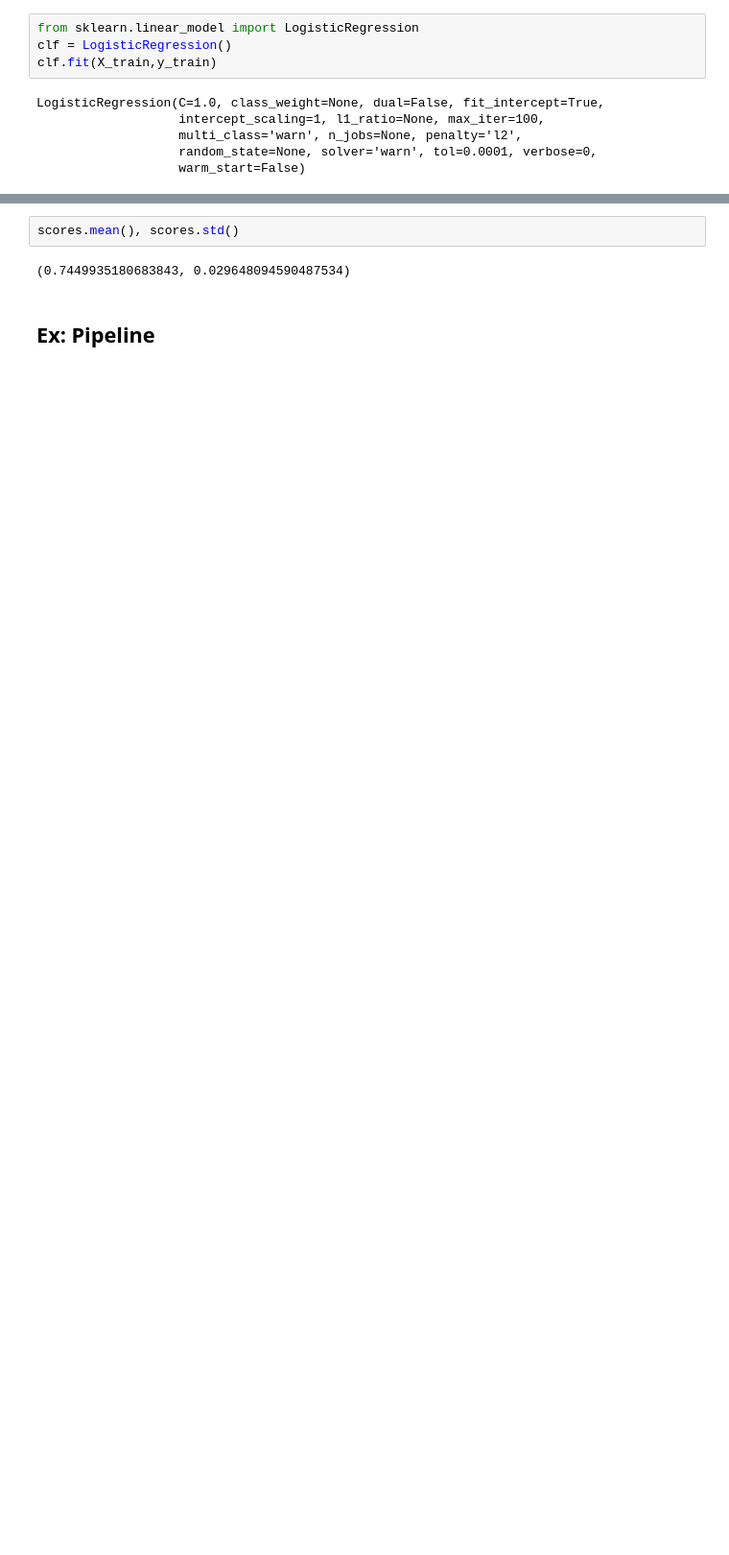
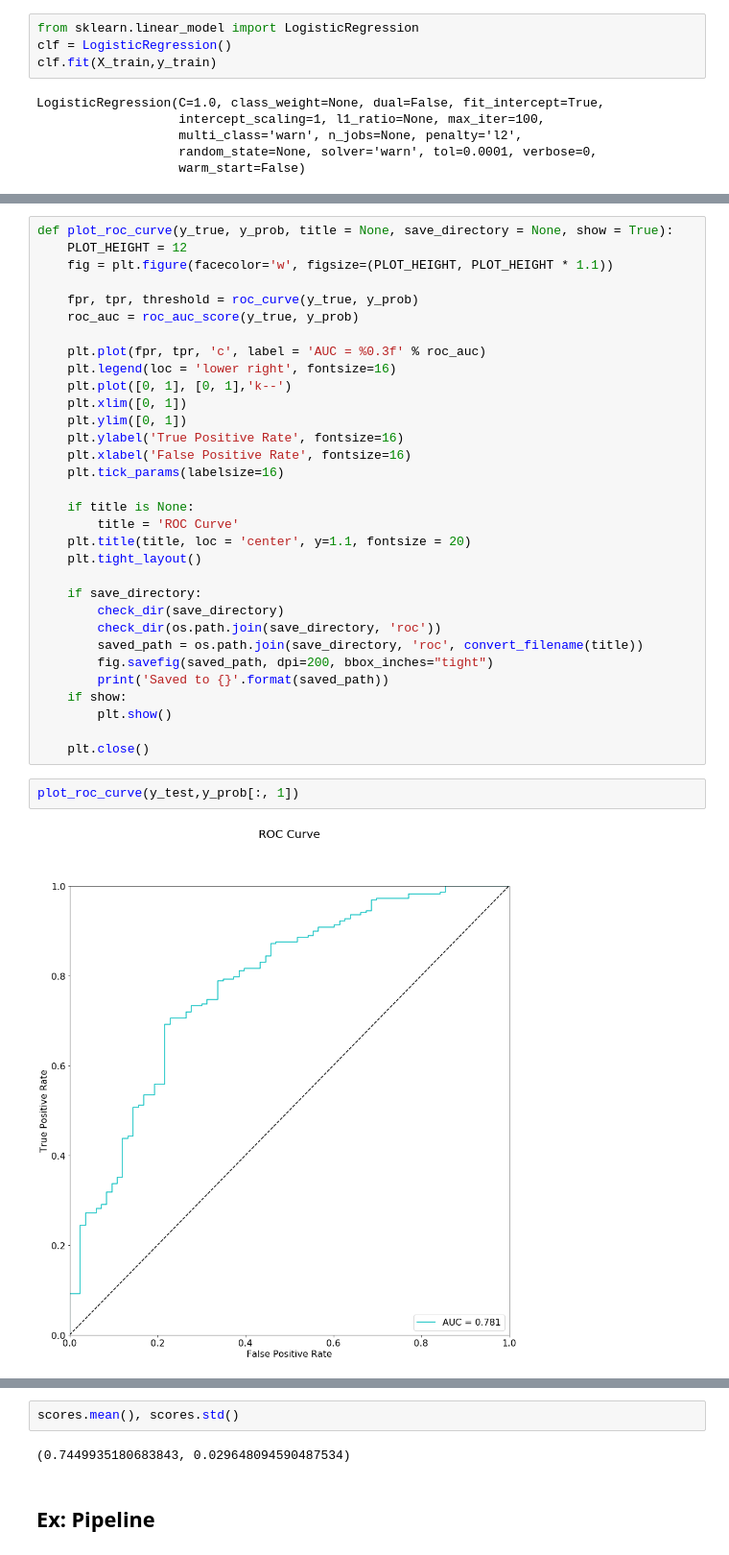
Before and after one commit to anqitu/adv-sklearn-training, a Jupyter notebook: exercises/exercises.ipynb, the cells around one changed output, grey strips where cells are left out. Shown at 96% size. Drawn from its saved outputs; the diff is of its cells as text; blank space fills up the shorter version.

```diff
--- a/exercises/exercises.ipynb
+++ b/exercises/exercises.ipynb
@@ -128,0 +231,36 @@ clf.score(X_test,y_test)
+# %%
+def plot_roc_curve(y_true, y_prob, title = None, save_directory = None, show = True):
+    PLOT_HEIGHT = 12
+    fig = plt.figure(facecolor='w', figsize=(PLOT_HEIGHT, PLOT_HEIGHT * 1.1))
+
+    fpr, tpr, threshold = roc_curve(y_true, y_prob)
+    roc_auc = roc_auc_score(y_true, y_prob)
+
+    plt.plot(fpr, tpr, 'c', label = 'AUC = %0.3f' % roc_auc)
+    plt.legend(loc = 'lower right', fontsize=16)
+    plt.plot([0, 1], [0, 1],'k--')
+    plt.xlim([0, 1])
+    plt.ylim([0, 1])
+    plt.ylabel('True Positive Rate', fontsize=16)
+    plt.xlabel('False Positive Rate', fontsize=16)
+    plt.tick_params(labelsize=16)
+
+    if title is None:
+        title = 'ROC Curve'
+    plt.title(title, loc = 'center', y=1.1, fontsize = 20)
+    plt.tight_layout()
+
+    if save_directory:
+        check_dir(save_directory)
+        check_dir(os.path.join(save_directory, 'roc'))
+        saved_path = os.path.join(save_directory, 'roc', convert_filename(title))
+        fig.savefig(saved_path, dpi=200, bbox_inches="tight")
+        print('Saved to {}'.format(saved_path))
+    if show:
+        plt.show()
+
+    plt.close()
+# %%
+plot_roc_curve(y_test,y_prob[:, 1])
+# %% [output]
+[figure, added]
```
Also changed, not shown: parts of 30 cells of this notebook, 4 other files.
